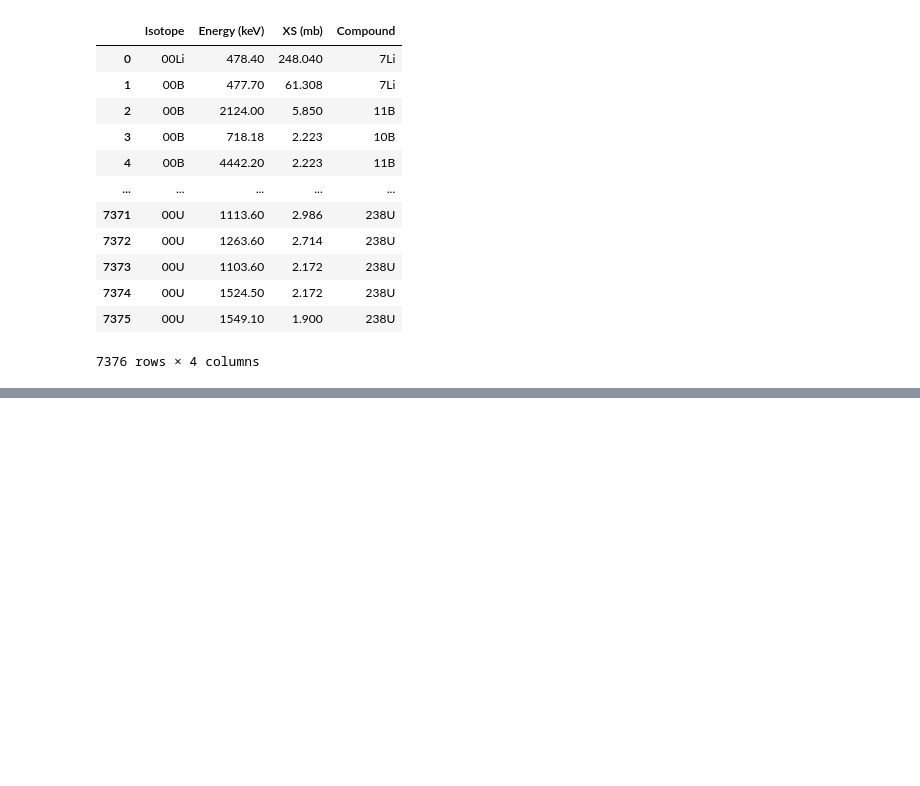
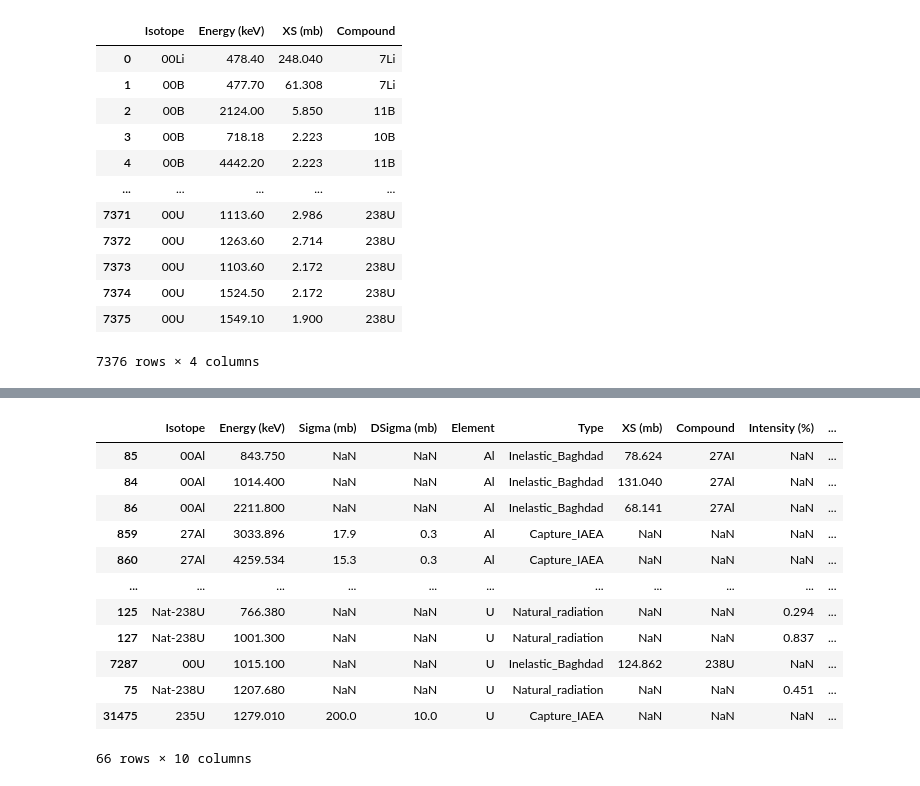
Before and after one commit to sdhoundiyal/Ml4Sci_GRS_abundance_estimation, a Jupyter notebook: Notebooks/Unmixing/readingNASAGammaData/GenerateAllElementalLinesDataset.ipynb, the cells around one changed output, grey strips where cells are left out. Saved outputs shown, nothing was run; the diff lists cells and outputs as text; code cells hidden in the pictures; blank space fills up the shorter version.

```diff
--- a/Notebooks/Unmixing/readingNASAGammaData/GenerateAllElementalLinesDataset.ipynb
+++ b/Notebooks/Unmixing/readingNASAGammaData/GenerateAllElementalLinesDataset.ipynb
@@ -256,0 +310,24 @@ plt.vlines(x=allLinesDataset['Energy (keV)'],ymin=0,ymax=1)
+# %%
+#show the concattenated dataset after sorting in increasing order of energy
+allLinesDataset=allLinesDataset.sort_values(['Element',
+                                             'Energy (keV)'
+                                            ],
+                                            ascending=[True,
+                                                       True
+                                                      ]
+                                           )
+allLinesDataset
+# %% [output]
+|  | Isotope | Energy (keV) | Sigma (mb) | DSigma (mb) | Element | Type | XS (mb) | Compound | Intensity (%) | ... |
+| 85 | 00Al | 843.750 | NaN | NaN | Al | Inelastic_Baghdad | 78.624 | 27AI | NaN | ... |
+| 84 | 00Al | 1014.400 | NaN | NaN | Al | Inelastic_Baghdad | 131.040 | 27Al | NaN | ... |
+| 86 | 00Al | 2211.800 | NaN | NaN | Al | Inelastic_Baghdad | 68.141 | 27Al | NaN | ... |
+| 859 | 27Al | 3033.896 | 17.9 | 0.3 | Al | Capture_IAEA | NaN | NaN | NaN | ... |
+| 860 | 27Al | 4259.534 | 15.3 | 0.3 | Al | Capture_IAEA | NaN | NaN | NaN | ... |
+| ... | ... | ... | ... | ... | ... | ... | ... | ... | ... | ... |
+| 125 | Nat-238U | 766.380 | NaN | NaN | U | Natural_radiation | NaN | NaN | 0.294 | ... |
+| 127 | Nat-238U | 1001.300 | NaN | NaN | U | Natural_radiation | NaN | NaN | 0.837 | ... |
+| 7287 | 00U | 1015.100 | NaN | NaN | U | Inelastic_Baghdad | 124.862 | 238U | NaN | ... |
+| 75 | Nat-238U | 1207.680 | NaN | NaN | U | Natural_radiation | NaN | NaN | 0.451 | ... |
+| 31475 | 235U | 1279.010 | 200.0 | 10.0 | U | Capture_IAEA | NaN | NaN | NaN | ... |
+66 rows × 10 columns
```
Also changed, not shown: parts of 34 cells of this notebook, 4 other files.
